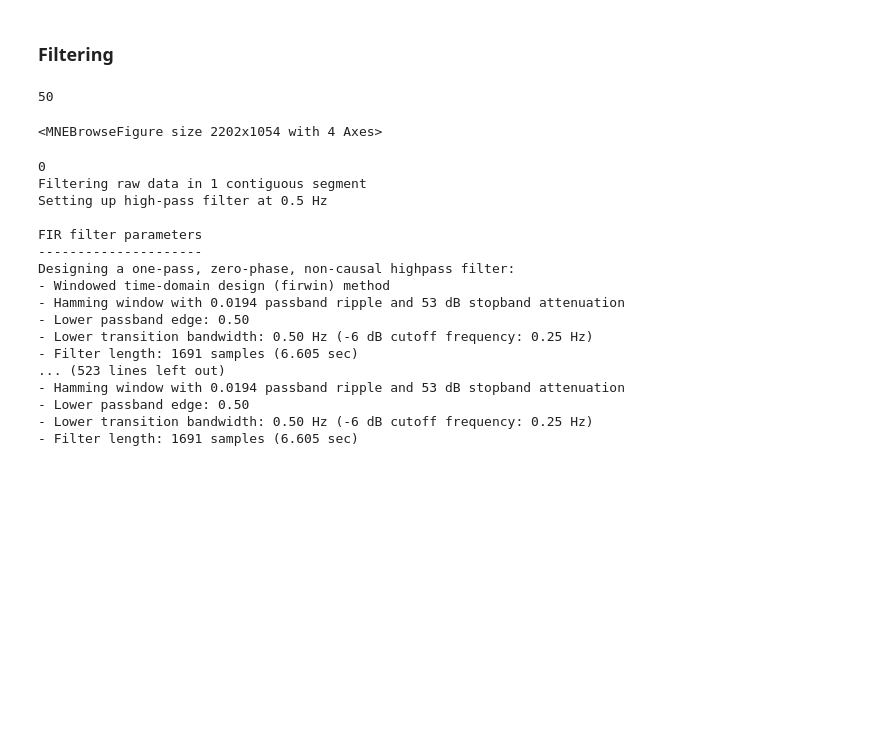
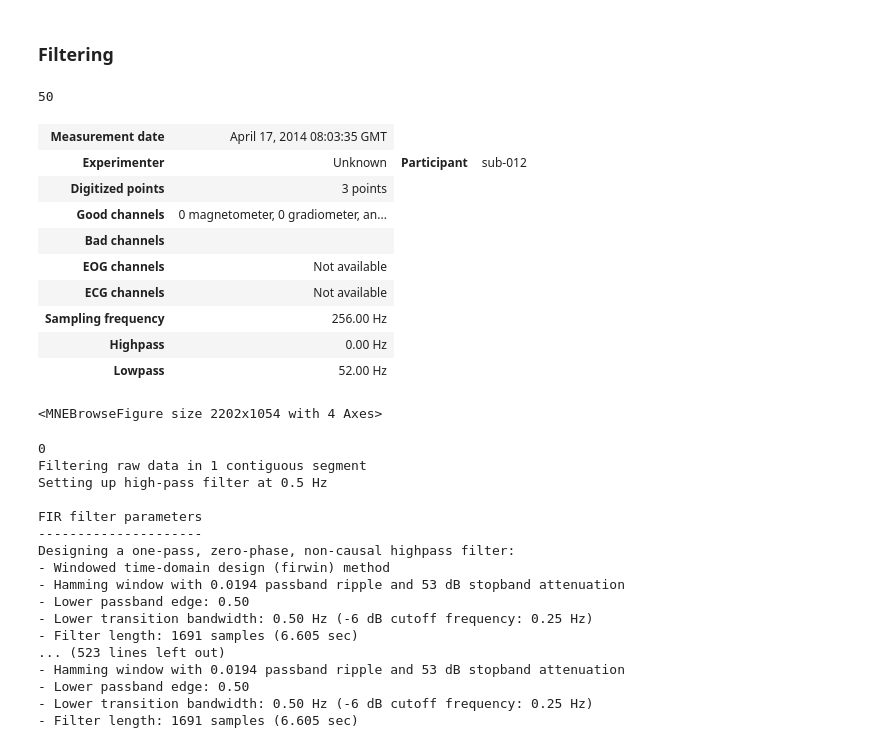
Before and after one commit to asmitahajra/mne-eeg, a Jupyter notebook: preprocessing_mw.ipynb, the cells around one changed output. Cells and saved outputs as stored; diff of their text form; code cells hidden in the pictures; blank space fills up the shorter version.

```diff
--- a/preprocessing_mw.ipynb
+++ b/preprocessing_mw.ipynb
@@ -348,6 +370,19 @@ raw_data[21].plot_sensors(kind='3d', ch_type='eeg')
 raw_data[21].info['line_freq']
 # %% [output]
 50
+# %%
+raw_data[21].info
+# %% [output]
+| Measurement date | April 17, 2014 08:03:35 GMT |
+| Experimenter | Unknown | Participant | sub-012 |
+| Digitized points | 3 points |
+| Good channels | 0 magnetometer, 0 gradiometer, an... |
+| Bad channels |  |
+| EOG channels | Not available |
+| ECG channels | Not available |
+| Sampling frequency | 256.00 Hz |
+| Highpass | 0.00 Hz |
+| Lowpass | 52.00 Hz |
 # %%
 # A filter removes or attenuates parts of a signal.
 # Usually, filters act on specific frequency ranges of a signal —
```
Also changed, not shown: parts of 22 cells of this notebook.
